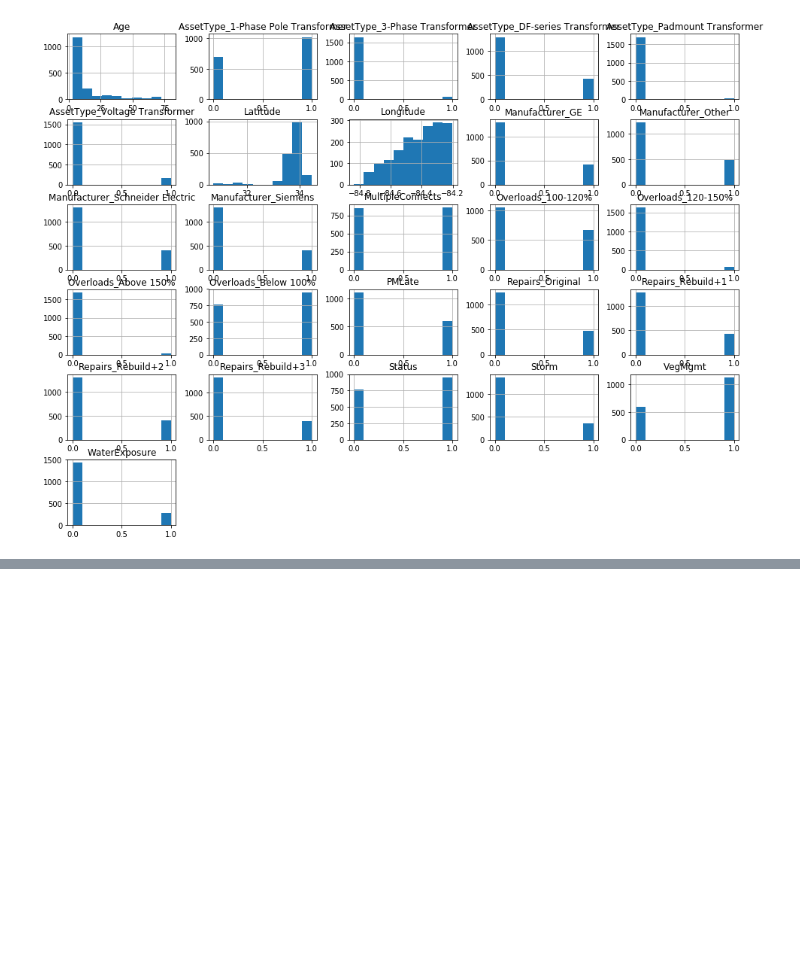
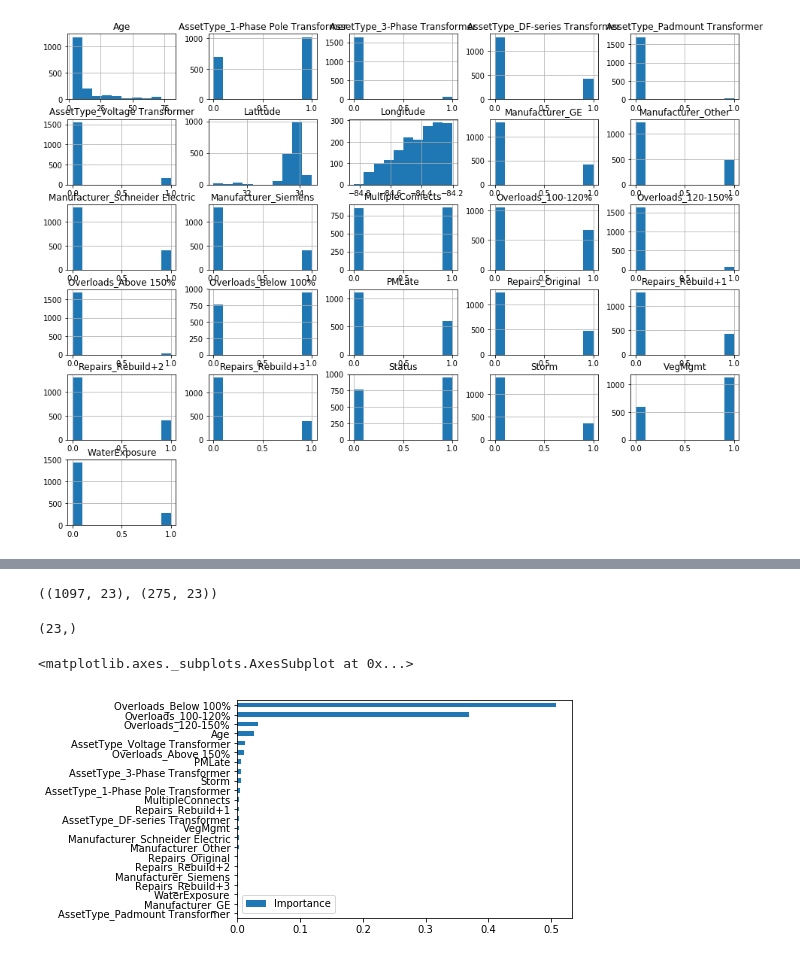
Before and after one commit to kurtrm/predicting_equipment_failure, a Jupyter notebook: notebooks/Untitled.ipynb, the cells around one changed output, grey strips where cells are left out. Saved outputs shown, nothing was run; the diff lists cells and outputs as text; code cells hidden in the pictures; blank space fills up the shorter version.

```diff
--- a/notebooks/Untitled.ipynb
+++ b/notebooks/Untitled.ipynb
@@ -89,6 +90,13 @@ transformed.hist(figsize=(16, 12));
 # %% [output]
 [figure]
 # %%
-train, test = train_test_split(transformed, test_size=.2)
+train, test = train_test_split(transformed.drop(['Latitude', 'Longitude'], axis=1), test_size=.2)
 X_train, X_test, y_train, y_test = train_test_split(train.drop('Status', axis=1).values,
-                               train['Status'].values, test_size=.2)
+                                                    train['Status'].values, test_size=.2)
+# %%
+log_reg = LogisticRegression()
+rfc = RandomForestClassifier(50)
+gbc = GradientBoostingClassifier(learning_rate=.005, subsample=.5, n_estimators=250)
+log_reg.fit(X_train, y_train)
+rfc.fit(X_train, y_train)
+gbc.fit(X_train, y_train)
@@ -94,0 +133,17 @@ X_train, X_test, y_train, y_test = train_test_split(train.drop('Status', axis=1)
+# %%
+X_train.shape, X_test.shape
+# %% [output]
+((1097, 23), (275, 23))
+# %%
+rfc.feature_importances_.shape
+# %% [output]
+(23,)
+# %%
+rfc_features = pd.DataFrame(rfc.feature_importances_,
+                        index=train.drop('Status', axis=1).columns,
+                        columns=['Importance'])
+# %%
+rfc_features.sort_values(by='Importance', ascending=True).plot(kind='barh')
+# %% [output]
+<matplotlib.axes._subplots.AxesSubplot at 0x...>
+[figure, added]
```
Also changed, not shown: parts of 12 cells of this notebook, 1 other file.
